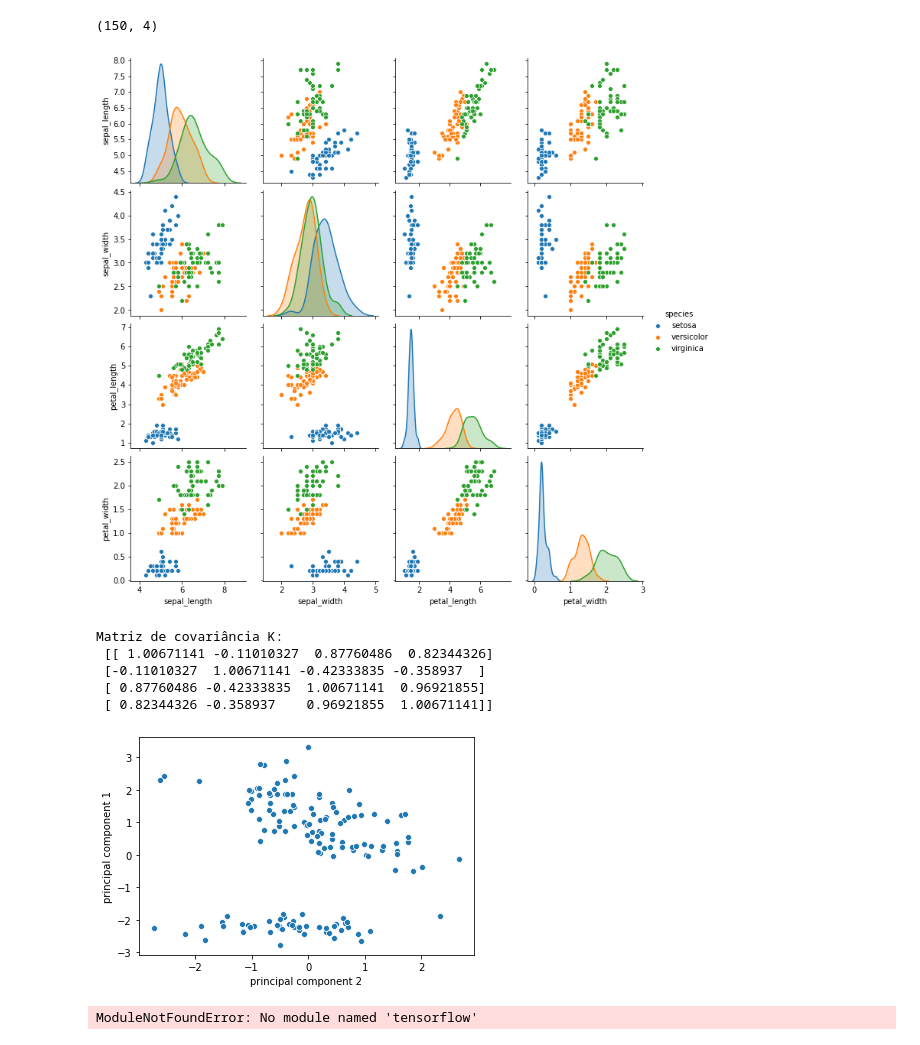
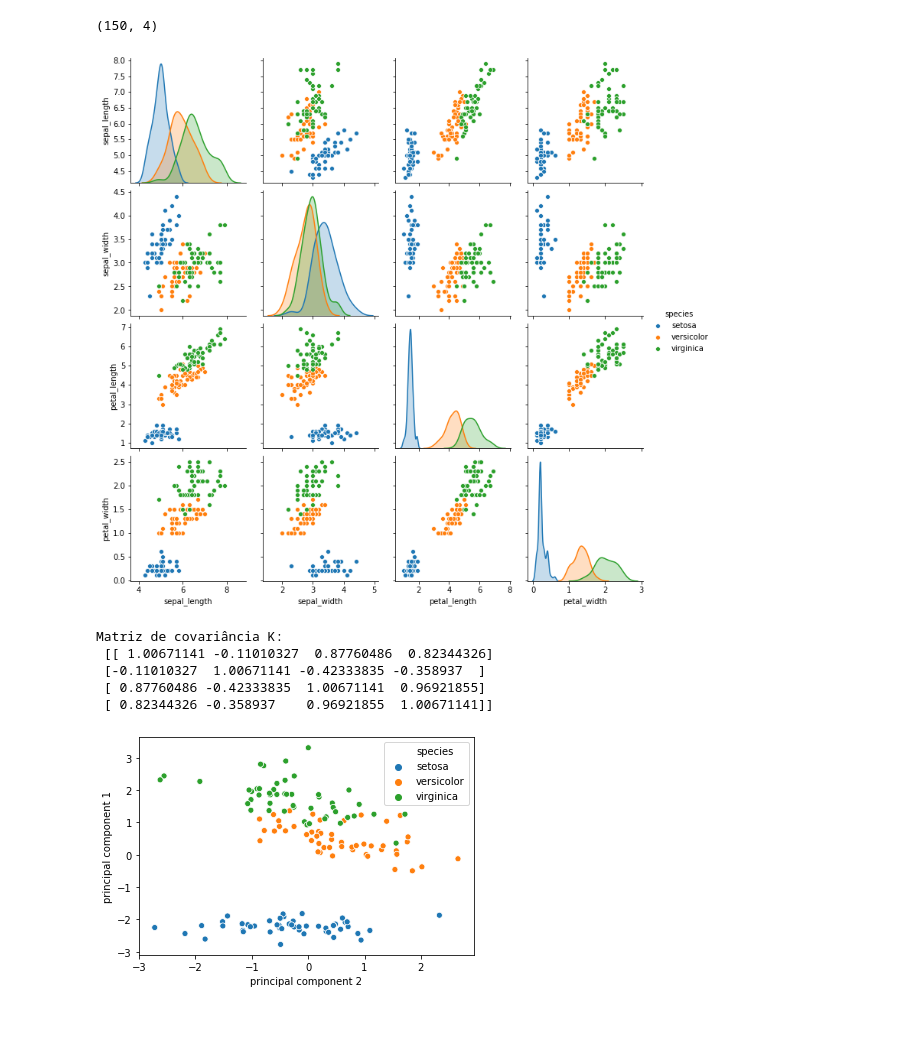
Before and after one commit to filipemarinho/pattern-recognition, a Jupyter notebook: P5/P5.ipynb, the cells around one changed output. Drawn from its saved outputs; the diff is of its cells as text; code cells hidden in the pictures.

```diff
--- a/P5/P5.ipynb
+++ b/P5/P5.ipynb
@@ -7,7 +7,7 @@ from sklearn.metrics import confusion_matrix
 from sklearn.preprocessing import StandardScaler
 
 iris= pd.read_csv('../iris.cvs')
-sns.pairplot(iris, hue = 'species')
+sb.pairplot(iris, hue = 'species')
 # print(iris_data)
 
 #copy data with no labels
@@ -18,7 +18,7 @@ data = iris_data.values
 print(data.shape)
 # %% [output]
 (150, 4)
-[figure, old version]
+[figure, new version]
 # %%
 #Normalização dos dados
 x = StandardScaler().fit_transform(data)
@@ -28,100 +28,32 @@ print("Matriz de covariância K:\n %s\n"%K)
 eigenvalues, eigenvectors = np.linalg.eig(K)
 
 #sorting the values decreasing order
 idx = eigenvalues.argsort()[::-1]
 eigenvalues = eigenvalues[idx]
 eigenvectors = eigenvectors[:,idx]
 
 # Changing to the new base
 principal_comp = []
 for eigenvectorT in (eigenvectors.T):
     principal_comp.append(x.dot(eigenvectorT))
 
 principal_comp = np.array(principal_comp)
 # print(principal_comp.shape)
 # Data = pd.DataFrame(data = principal_comp.T, columns=['principal component 1', 'principal component 2', 'principal component 3','principal component 4'])
 # Data = pd.concat([Data, iris['species']], axis = 1)
 
 # sb.pairplot(Data, hue = 'species')
 
 plt.show()
 Data_2D = pd.DataFrame(data = principal_comp[:2].T, columns=['principal component 1', 'principal component 2'])
 Data_2D = pd.concat([Data_2D, iris['species']], axis = 1)
 # sb.pairplot(Data_2D, hue = 'species')
-sb.scatterplot(Data_2D['principal component 2'],Data_2D['principal component 1'])
+sb.scatterplot(Data_2D['principal component 2'],Data_2D['principal component 1'], hue = Data_2D['species'])
 plt.show()
 # %% [output]
 Matriz de covariância K:
  [[ 1.00671141 -0.11010327  0.87760486  0.82344326]
  [-0.11010327  1.00671141 -0.42333835 -0.358937  ]
  [ 0.87760486 -0.42333835  1.00671141  0.96921855]
  [ 0.82344326 -0.358937    0.96921855  1.00671141]]
-[figure, old version]
+[figure, new version]
-# %%
-import numpy as np
-import matplotlib.pyplot as plt
-import tensorflow as tf
-from sklearn import datasets
-from sklearn.model_selection import train_test_split
-
-som_dimensions = (20,20)  # dimensions of the SOM <= (rows, cols)
-som_rectangular_grid_radius = 2  # size of the neighbourhood the SOM considers when doing the update
-training_set_size = 2000  # number of samples we use from the training set
-num_epochs = 1    # number of iterations of the algorithm we wish to run
-learning_rate = 0.05  # learning rate (alpha)
-mnist_size = 28 # dimensions of the images
-
-
-class SOM():
-    def __init__(self):
-        # make a Kohonen layer and initialize all the neurons with random weights
-        self.kohonen = np.random.rand(som_dimensions[0]*som_dimensions[1]*mnist_size**2)
-        self.kohonen = np.reshape(self.kohonen, (som_dimensions[0], som_dimensions[1], mnist_size, mnist_size))
-        print(self.kohonen.shape)
-
-
-    def train(self, x_train):
-        i = 1
-        while i <= num_epochs:
-            print('Training on epoch {}'.format(i), end='... ', flush=True)
-            self._train_one_epoch(x_train)
-            print('Epoch {} complete'.format(i), flush=True)
-            i += 1
-        print('Training complete.', flush=True)
-
-    def _train_one_epoch(self, x_train):
-        point = [-1,-1]
-        for vector in x_train:
-            min_dist = np.Infinity
-            for i in range(som_dimensions[0]):
-                for j in range(som_dimensions[1]):
-                    dist = np.sqrt(np.sum((vector.reshape(-1, mnist_size) - self.kohonen[i][j]) ** 2))
-                    if dist < min_dist:
-                        min_dist = dist
-                        point = [i, j]
-
-            self._update_weights(point, vector)
-
-    def _update_weights(self, point, vector):
-        def isValidPoint(point):
-            if point[0] < 0 or point[0] >= som_dimensions[0]:
-                return False
-            elif point[1] < 0 or point[1] >= som_dimensions[1]:
-                return False
-            return True
-
-        x_diff = -som_rectangular_grid_radius
-        # change weights of all points in the neighborhood
-        while x_diff <= som_rectangular_grid_radius:
-            y_diff = -som_rectangular_grid_radius
-
-            while y_diff <= som_rectangular_grid_radius:
-                if isValidPoint([point[0]+x_diff, point[1]+y_diff]):
-                    # update weights
-                    delta = vector.reshape(-1, mnist_size) - self.kohonen[point[0]+x_diff][point[1]+y_diff]
-                    self.kohonen[point[0]+x_diff][point[1]+y_diff] += learning_rate * delta
-                y_diff += 1
-
-            x_diff += 1
-# %% [output]
-ModuleNotFoundError: No module named 'tensorflow'
```
Also changed, not shown: parts of 9 cells of this notebook, 28 other files.
